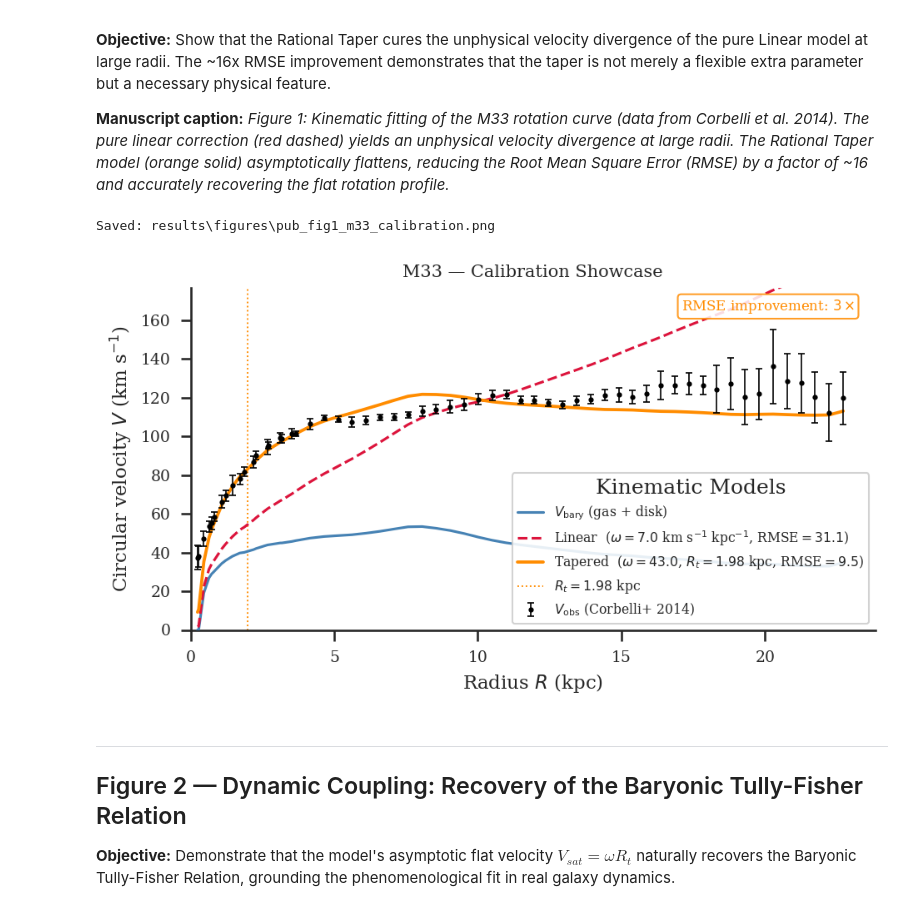
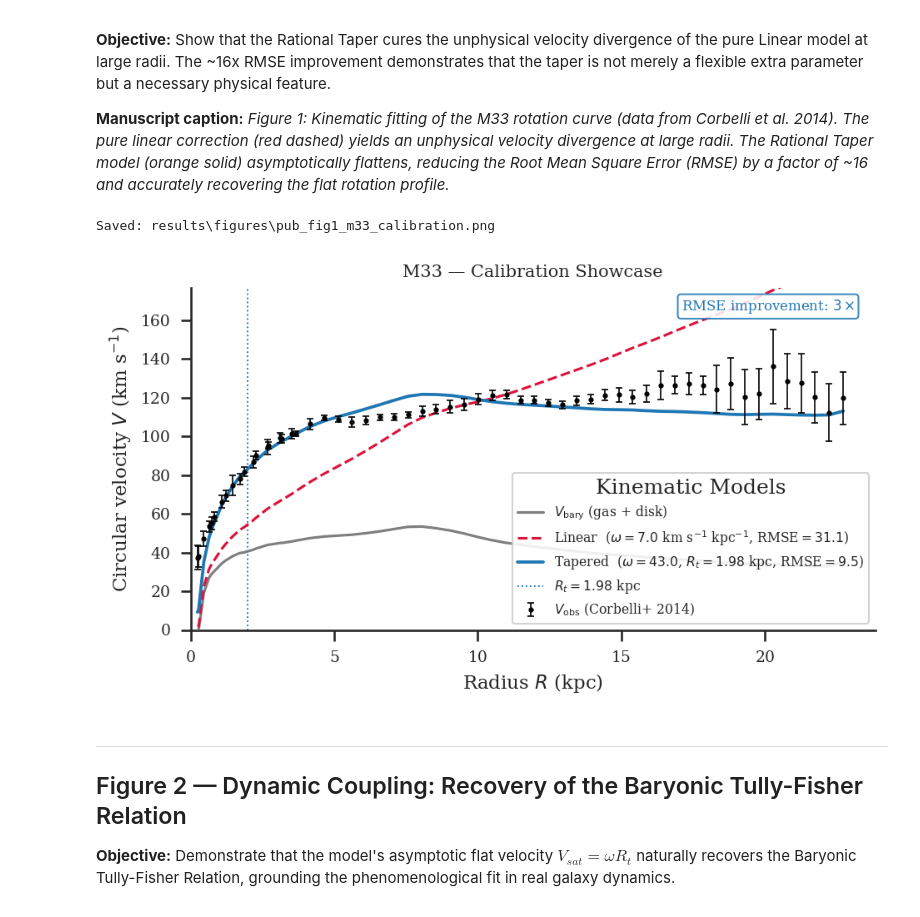
Before and after one commit to JustinSchneider/baryonic-omega-analysis, a Jupyter notebook: notebooks/09_publication_figures.ipynb, the cells around one changed output. Saved outputs shown, nothing was run; the diff lists cells and outputs as text; code cells hidden in the pictures.

```diff
--- a/notebooks/09_publication_figures.ipynb
+++ b/notebooks/09_publication_figures.ipynb
@@ -189,7 +189,7 @@ ax.errorbar(
 
 # Baryonic velocity
 ax.plot(
-    r, vbary, '-', color='steelblue', lw=1.5,
+    r, vbary, '-', color='tab:gray', lw=1.5,
     label=r'$V_{\rm bary}$ (gas + disk)', zorder=3,
 )
 
@@ -206,7 +206,7 @@ ax.plot(
 # Tapered model
 vtap_full = vbary + M33_OMEGA_TAP * r / (1.0 + r / M33_RT)
 ax.plot(
-    r, vtap_full, '-', color='darkorange', lw=1.8,
+    r, vtap_full, '-', color='tab:blue', lw=1.8,
     label=(
         rf'Tapered  ($\omega={M33_OMEGA_TAP:.1f}$, $R_t={M33_RT:.2f}$ kpc,'
         rf' RMSE$={M33_RMSE_TAP:.1f}$)'
@@ -216,7 +216,7 @@ ax.plot(
 
 # Vertical dotted line at R_t
 ax.axvline(
-    M33_RT, color='darkorange', lw=0.9, ls=':',
+    M33_RT, color='tab:blue', lw=0.9, ls=':',
     label=rf'$R_t = {M33_RT:.2f}$ kpc', zorder=2,
 )
 
@@ -225,36 +225,36 @@ ax.text(
     0.97, 0.97,
     rf'RMSE improvement: ${RMSE_RATIO:.0f}\times$',
     transform=ax.transAxes, ha='right', va='top',
-    fontsize=8, color='darkorange',
-    bbox=dict(boxstyle='round,pad=0.25', fc='white', ec='darkorange', alpha=0.85),
+    fontsize=8, color='tab:blue',
+    bbox=dict(boxstyle='round,pad=0.25', fc='white', ec='tab:blue', alpha=0.85),
 )
 
 ax.set_xlabel(r'Radius $R$ (kpc)')
 ax.set_ylabel(r'Circular velocity $V$ (km s$^{-1}$)')
 ax.set_title('M33 — Calibration Showcase', fontsize=10)
 ax.set_xlim(left=0)
 
 # Y-axis: extend to 130% of max observed velocity so the linear divergence
 # is clearly visible above the data points.
 ax.set_ylim(0, vobs.max() * 1.30)
 
 # Legend floated inside the axes at the bottom-right, least likely to
 # overlap the data lines which diverge toward the top of the frame.
 ax.legend(
     title="Kinematic Models",
     loc='lower right',
     frameon=True,
     framealpha=0.88,
     fontsize=7.5,
 )
 sns.despine(ax=ax)
 
 plt.tight_layout()
 save_figure(fig, 'pub_fig1_m33_calibration')
 plt.show()
 # %% [output]
 Saved: results\figures\pub_fig1_m33_calibration.png
-[figure, old version]
+[figure, new version]
 # %% [markdown]
 ---
 ## Figure 2 — Dynamic Coupling: Recovery of the Baryonic Tully-Fisher Relation
```
Also changed, not shown: parts of 3 cells of this notebook, 45 other files.
